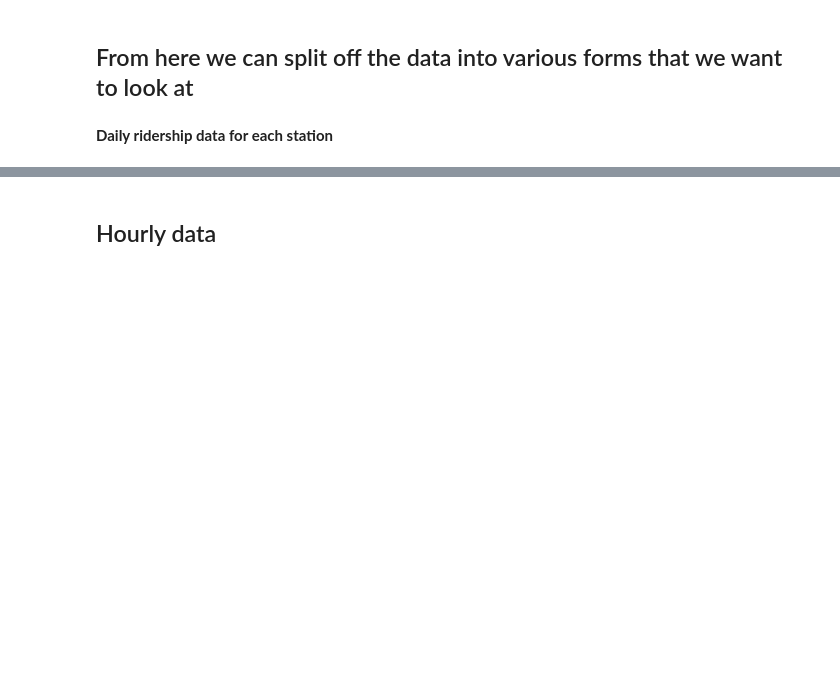
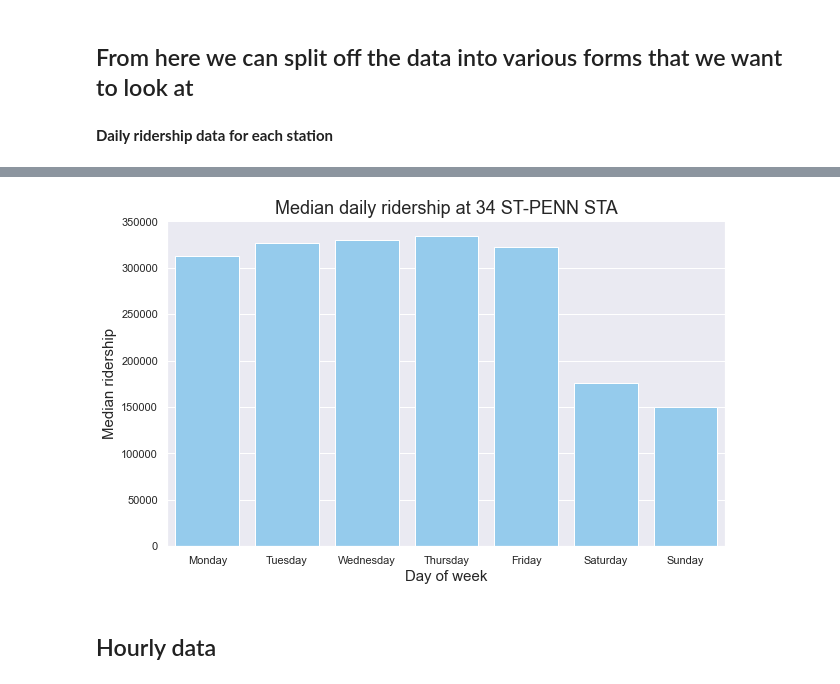
Before and after one commit to mattsegall/MTA-Project1, a Jupyter notebook: Time analysis.ipynb, the cells around one changed output, grey strips where cells are left out. Cells and saved outputs as stored; diff of their text form; code cells hidden in the pictures; blank space fills up the shorter version.

```diff
--- a/Time analysis.ipynb
+++ b/Time analysis.ipynb
@@ -189,17 +172,15 @@ plot_monthly_series(june_data_daily, '14 ST-UNION SQ')
 # %%
 days = ['Monday', 'Tuesday','Wednesday','Thursday','Friday','Saturday','Sunday']
 #Function for plotting median ridership at a station
-def plot_weekly(df, station):
+def plot_daily(df, station, save = False):
+    plt.figure(figsize=(10,6))
     station_df = df.loc[df['STATION'] == station].copy()
     median_ridership = station_df.groupby(['DAYOFWEEK'])['TOTAL RIDERSHIP'].median()
-    #plt.plot(days, median_ridership, 'bo')
-    #plt.xticks(rotation = 'vertical')
-    #plt.xlabel('Day of week')
-    #plt.ylabel('Median ridership on day')
-    #plt.title('Median daily ridership per weekday at ' + station + ' station')
-    #plt.show()
-    ax=sns.barplot(x = days, y = median_ridership, palette = 'magma')
-    ax.set(xlabel = 'Day of week', ylabel = 'Median ridership', title = 'Median daily ridership at '+ station)
-    plt.xticks(rotation = 45)
-plot_weekly(june_data_daily, '14 ST-UNION SQ')
+    ax=sns.barplot(x = days, y = median_ridership, color = 'LightSkyBlue')
+    plt.xlabel('Day of week', fontsize = 15)
+    plt.ylabel('Median ridership', fontsize = 15)
+    plt.title('Median daily ridership at '+ station, fontsize=18)
+    plt.xticks(rotation = 0)
+    if save: plt.savefig('data/'+station+'_daily.png')
+plot_daily(june_data_daily, '34 ST-PENN STA')
 # %% [output]
@@ -207,3 +187,4 @@ plot_weekly(june_data_daily, '14 ST-UNION SQ')
+[figure, added]
 # %% [markdown]
 ## Hourly data ##
 # %%
```
Also changed, not shown: parts of 31 cells of this notebook, 14 other files.
